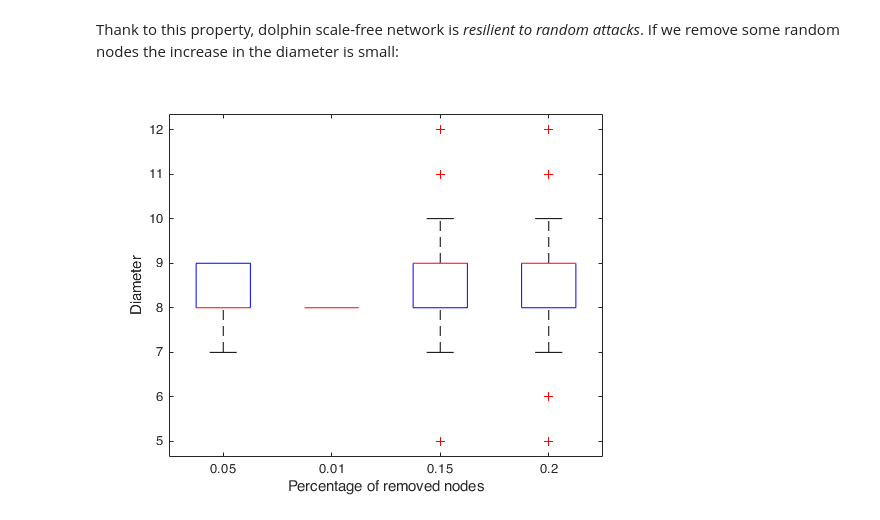
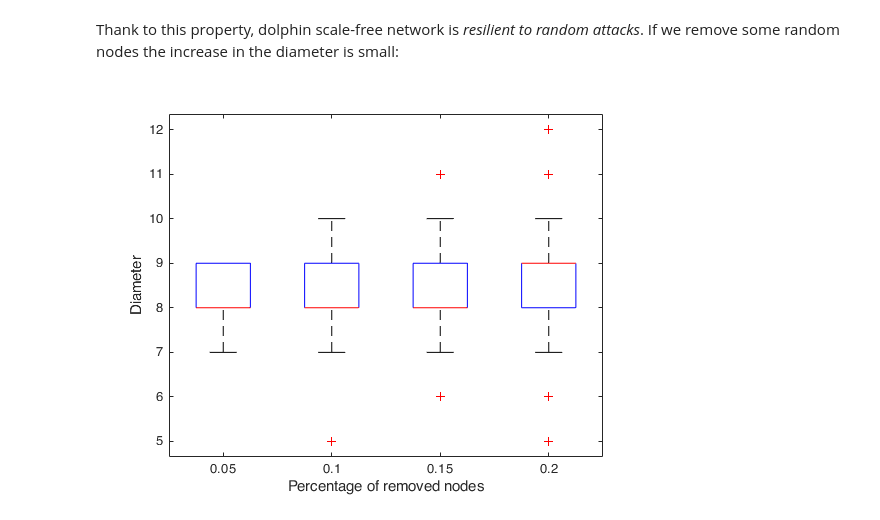
Before and after one commit to Cirdans-Home/recipesforenvsciences2023, a Jupyter notebook: _sources/graphsandnetworks.ipynb, the cells around one changed output. Saved outputs shown, nothing was run; the diff lists cells and outputs as text; code cells hidden in the pictures.

```diff
--- a/_sources/graphsandnetworks.ipynb
+++ b/_sources/graphsandnetworks.ipynb
@@ -196,25 +196,25 @@ disp(diameter)
 Thank to this property, dolphin scale-free network is *resilient to random
 attacks*. If we remove some random nodes the increase in the diameter is small:
 # %%
-percentage_of_removed = [0.05,0.01,0.15,0.20];
+percentage_of_removed = [0.05,0.10,0.15,0.20];
 
 for j=1:length(percentage_of_removed)
     percentage = percentage_of_removed(j);
     for i = 1:500
         H = G;
         removednodes = randi(G.numnodes,floor(percentage*G.numnodes),1);
         H = H.rmnode(removednodes);
         [bin,binsize] = conncomp(H);
         idx = binsize(bin) == max(binsize);
         SG = subgraph(H, idx);
         diameters(j,i) = max(distances(SG),[],'all');
     end
 end
 
 figure(4)
 boxplot(diameters.')
 ylabel('Diameter')
 xlabel('Percentage of removed nodes')
 xticklabels(percentage_of_removed);
 # %% [output]
-[figure, old version]
+[figure, new version]
```
Also changed, not shown: parts of 2 cells of this notebook, 22 other files.
